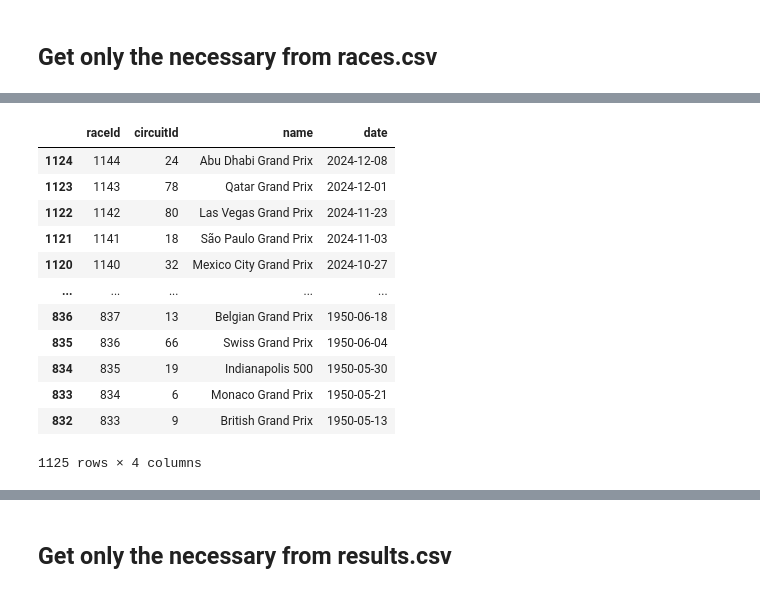
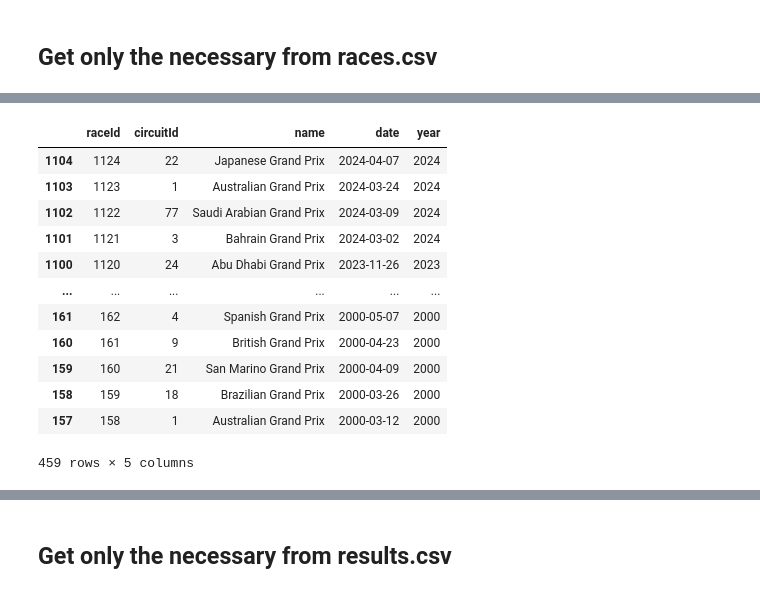
Before and after one commit to ThalesMelo1/Analyses-F1-2024, a Jupyter notebook: Desafios/F1/Formula.ipynb, the cells around one changed output, grey strips where cells are left out. Saved outputs shown, nothing was run; the diff lists cells and outputs as text; code cells hidden in the pictures.

```diff
--- a/Desafios/F1/Formula.ipynb
+++ b/Desafios/F1/Formula.ipynb
@@ -66,17 +72,21 @@ RacesDF
 # %%
-Races = RacesDF[['raceId', 'circuitId', 'name', 'date']].sort_values(by='date', ascending = False)
-Races
+Races = RacesDF[['raceId', 'circuitId', 'name', 'date', 'year']].sort_values(by='date', ascending = False)
+Races1 = Races[(Races['raceId'] >= 1) & (Races['raceId'] <= 174)]
+Races2 = Races[(Races['raceId'] >= 337) & (Races['raceId'] <= 355)]
+Races3 = Races[(Races['raceId'] >= 841) & (Races['raceId'] <= 1124)]
+RaceOrganizada = pd.concat([Races3, Races2, Races1])
+RaceOrganizada
 # %% [output]
-|  | raceId | circuitId | name | date |
-| 1124 | 1144 | 24 | Abu Dhabi Grand Prix | 2024-12-08 |
-| 1123 | 1143 | 78 | Qatar Grand Prix | 2024-12-01 |
-| 1122 | 1142 | 80 | Las Vegas Grand Prix | 2024-11-23 |
-| 1121 | 1141 | 18 | São Paulo Grand Prix | 2024-11-03 |
-| 1120 | 1140 | 32 | Mexico City Grand Prix | 2024-10-27 |
-| ... | ... | ... | ... | ... |
-| 836 | 837 | 13 | Belgian Grand Prix | 1950-06-18 |
-| 835 | 836 | 66 | Swiss Grand Prix | 1950-06-04 |
-| 834 | 835 | 19 | Indianapolis 500 | 1950-05-30 |
-| 833 | 834 | 6 | Monaco Grand Prix | 1950-05-21 |
-| 832 | 833 | 9 | British Grand Prix | 1950-05-13 |
+|  | raceId | circuitId | name | date | year |
+| 1104 | 1124 | 22 | Japanese Grand Prix | 2024-04-07 | 2024 |
+| 1103 | 1123 | 1 | Australian Grand Prix | 2024-03-24 | 2024 |
+| 1102 | 1122 | 77 | Saudi Arabian Grand Prix | 2024-03-09 | 2024 |
+| 1101 | 1121 | 3 | Bahrain Grand Prix | 2024-03-02 | 2024 |
+| 1100 | 1120 | 24 | Abu Dhabi Grand Prix | 2023-11-26 | 2023 |
+| ... | ... | ... | ... | ... | ... |
+| 161 | 162 | 4 | Spanish Grand Prix | 2000-05-07 | 2000 |
+| 160 | 161 | 9 | British Grand Prix | 2000-04-23 | 2000 |
+| 159 | 160 | 21 | San Marino Grand Prix | 2000-04-09 | 2000 |
+| 158 | 159 | 18 | Brazilian Grand Prix | 2000-03-26 | 2000 |
+| 157 | 158 | 1 | Australian Grand Prix | 2000-03-12 | 2000 |
-1125 rows × 4 columns
+459 rows × 5 columns
```
Also changed, not shown: parts of 7 cells of this notebook.
